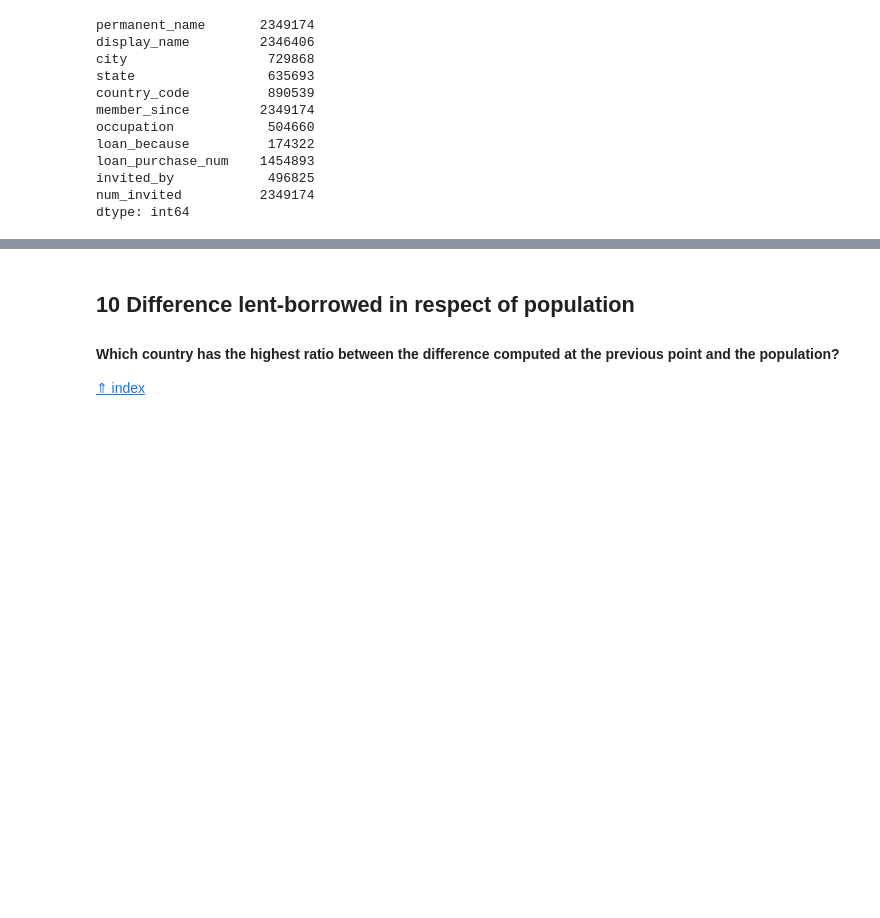
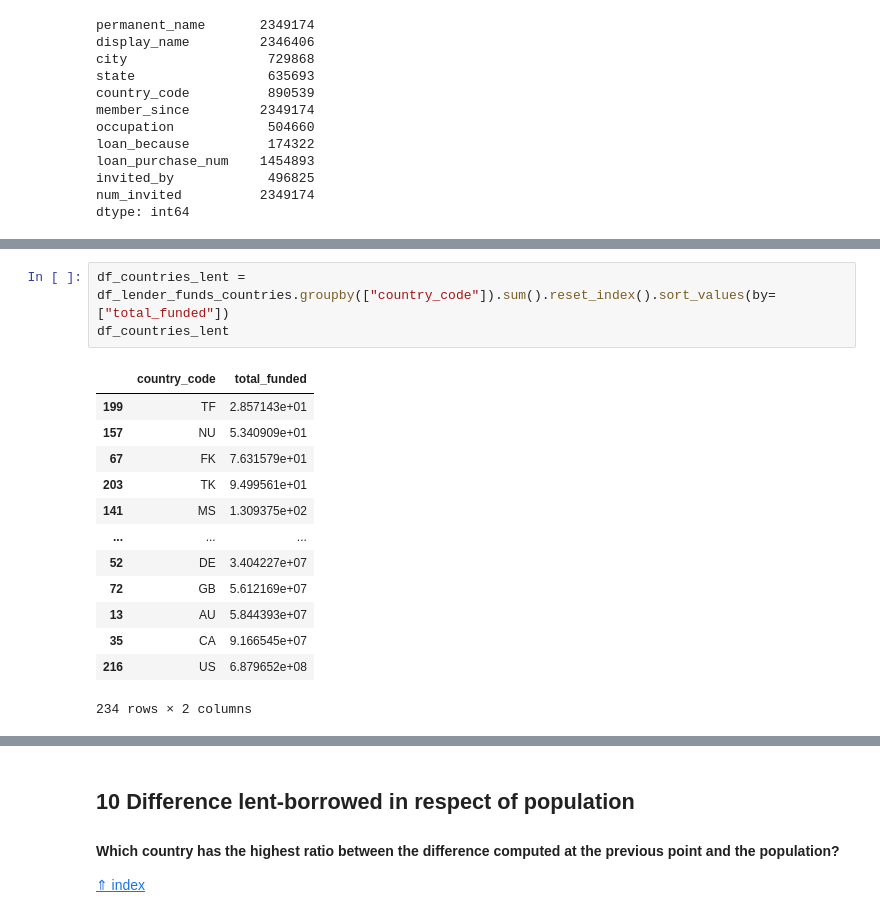
Before and after one commit to kayne87/FoCS, a Jupyter notebook: FoCS_new.ipynb, the cells around one changed output, grey strips where cells are left out. Cells and saved outputs as stored; diff of their text form; blank space fills up the shorter version.

```diff
--- a/FoCS_new.ipynb
+++ b/FoCS_new.ipynb
@@ -682,0 +640,17 @@ In our table for some of the countries code there is no entry in country table.
+# %%
+df_countries_lent = df_lender_funds_countries.groupby(["country_code"]).sum().reset_index().sort_values(by=["total_funded"])
+df_countries_lent
+# %% [output]
+|  | country_code | total_funded |
+| 199 | TF | 2.857143e+01 |
+| 157 | NU | 5.340909e+01 |
+| 67 | FK | 7.631579e+01 |
+| 203 | TK | 9.499561e+01 |
+| 141 | MS | 1.309375e+02 |
+| ... | ... | ... |
+| 52 | DE | 3.404227e+07 |
+| 72 | GB | 5.612169e+07 |
+| 13 | AU | 5.844393e+07 |
+| 35 | CA | 9.166545e+07 |
+| 216 | US | 6.879652e+08 |
+234 rows × 2 columns
```
Also changed, not shown: parts of 35 cells of this notebook.
